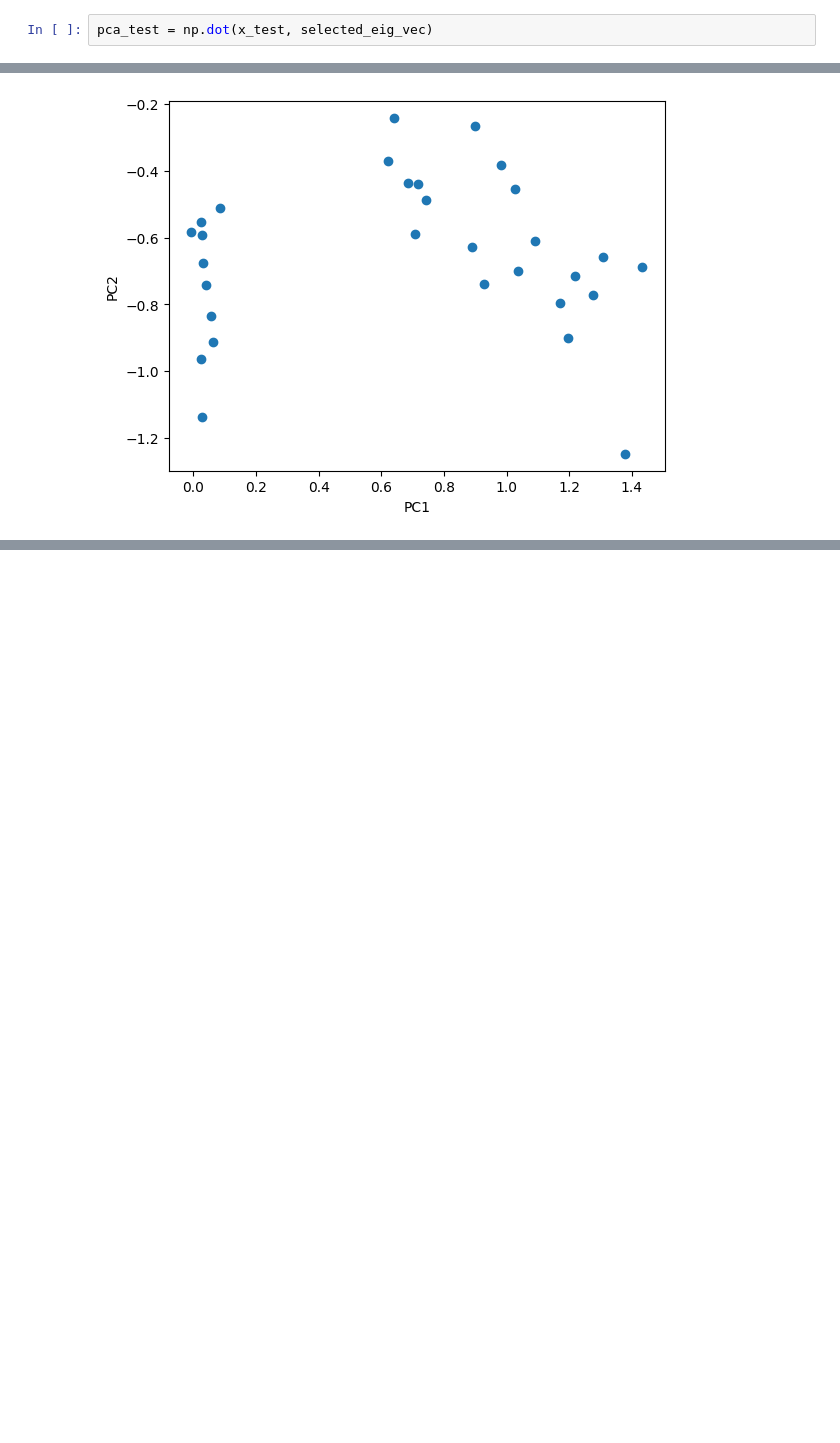
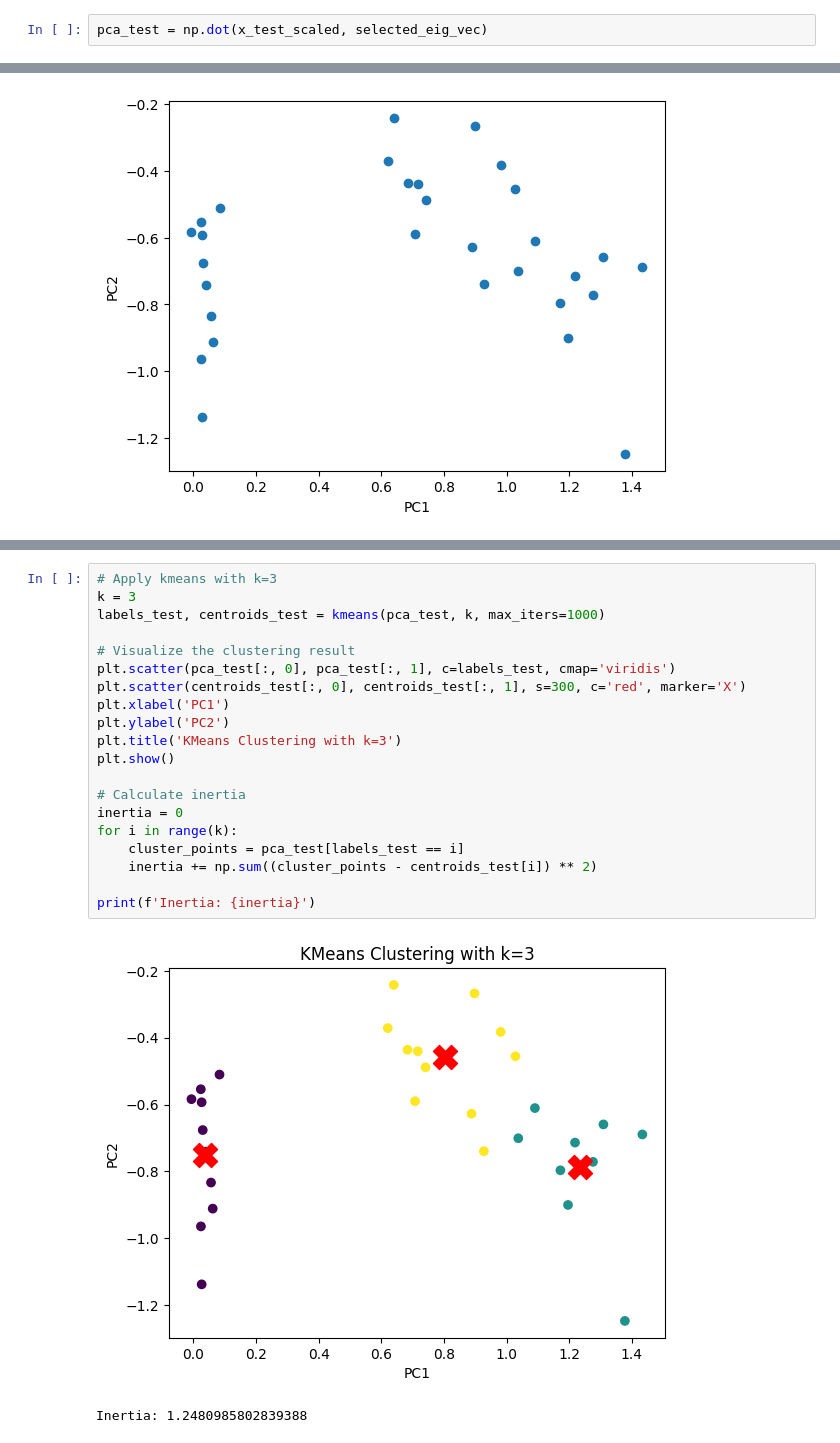
Before and after one commit to shofiannn/lks-kota-2024, a Jupyter notebook: lks_kota_2024.ipynb, the cells around one changed output, grey strips where cells are left out. Saved outputs shown, nothing was run; the diff lists cells and outputs as text; blank space fills up the shorter version.

```diff
--- a/lks_kota_2024.ipynb
+++ b/lks_kota_2024.ipynb
@@ -172,7 +164,7 @@ plt.show()
 # %% [output]
 [figure]
 # %%
-pca_test = np.dot(x_test, selected_eig_vec)
+pca_test = np.dot(x_test_scaled, selected_eig_vec)
 # %%
 pca_test
 # %% [output]
@@ -202,0 +301,23 @@ plt.show()
+# %%
+# Apply kmeans with k=3
+k = 3
+labels_test, centroids_test = kmeans(pca_test, k, max_iters=1000)
+
+# Visualize the clustering result
+plt.scatter(pca_test[:, 0], pca_test[:, 1], c=labels_test, cmap='viridis')
+plt.scatter(centroids_test[:, 0], centroids_test[:, 1], s=300, c='red', marker='X')
+plt.xlabel('PC1')
+plt.ylabel('PC2')
+plt.title('KMeans Clustering with k=3')
+plt.show()
+
+# Calculate inertia
+inertia = 0
+for i in range(k):
+    cluster_points = pca_test[labels_test == i]
+    inertia += np.sum((cluster_points - centroids_test[i]) ** 2)
+
+print(f'Inertia: {inertia}')
+# %% [output]
+[figure, added]
+Inertia: 1.2480985802839388
```
Also changed, not shown: parts of 17 cells of this notebook.
